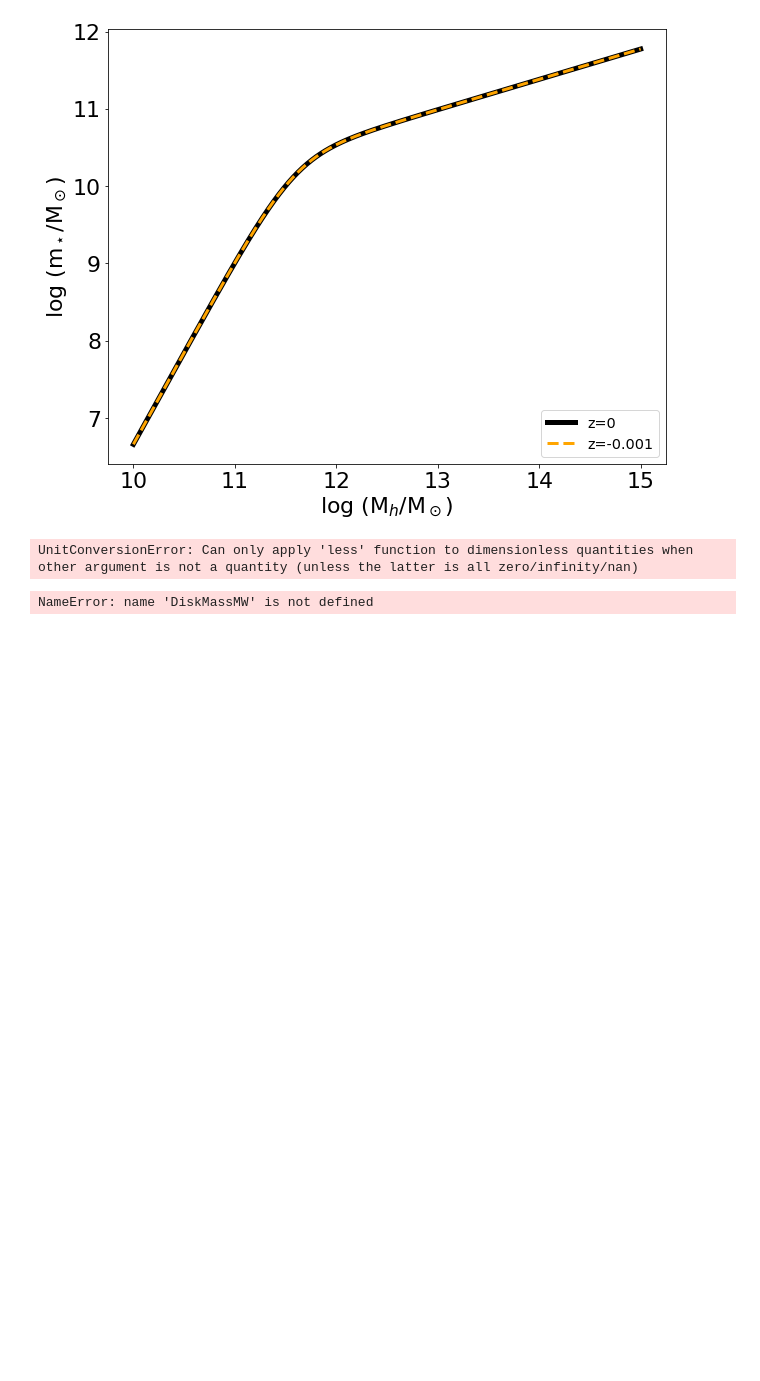
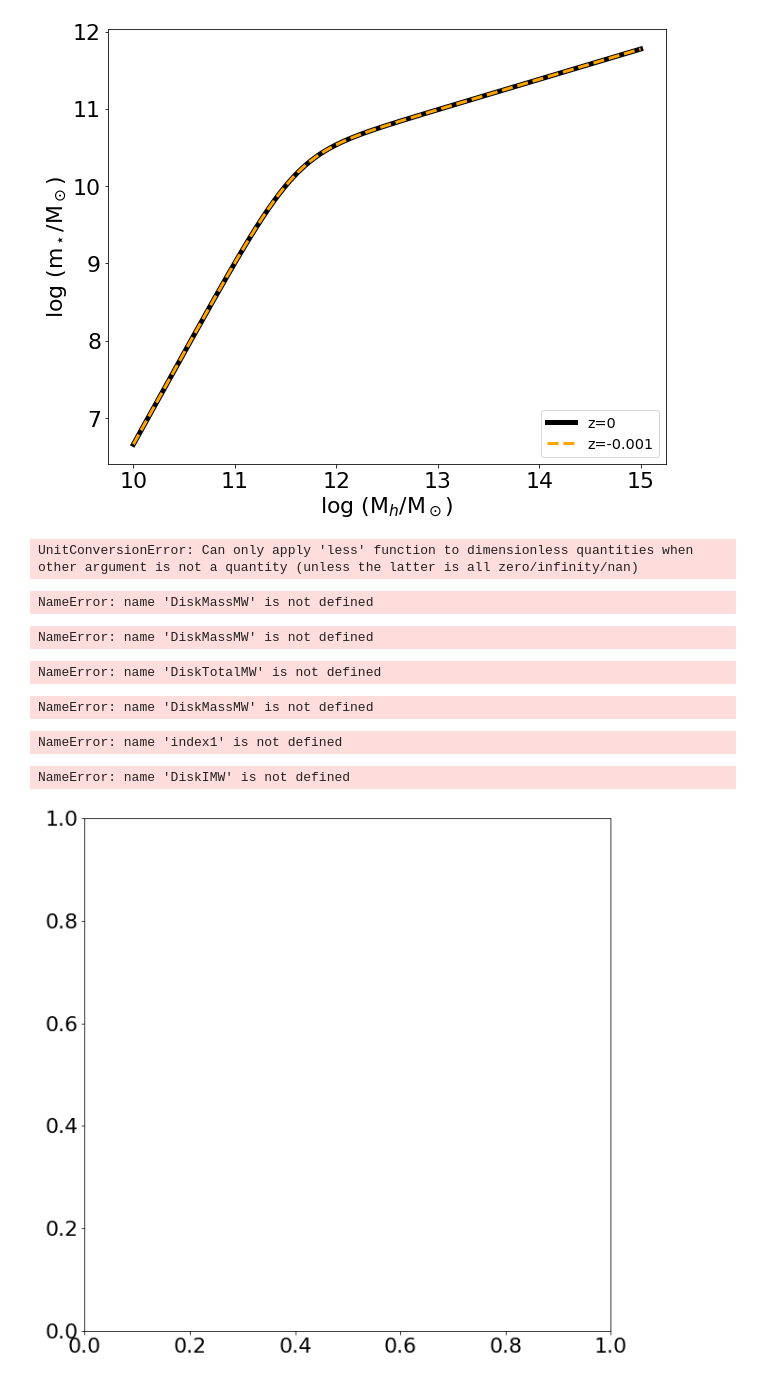
Before and after one commit to Mespn520/400B_Klein, a Jupyter notebook: Research Assignment/ResearchAssignment/ResearchAssignment/ResearchAssignment3.ipynb, the cells around one changed output. Cells and saved outputs as stored; diff of their text form; code cells hidden in the pictures; blank space fills up the shorter version.

```diff
--- a/Research Assignment/ResearchAssignment/ResearchAssignment/ResearchAssignment3.ipynb
+++ b/Research Assignment/ResearchAssignment/ResearchAssignment/ResearchAssignment3.ipynb
@@ -157,3 +158,77 @@ BulgeIM31 = BulgeMassM31/4/np.pi/r**2
 NameError: name 'DiskMassMW' is not defined
 # %%
 # Computing the half-light radius/half-mass radius, since we are assuming M/L~1
+DiskTotalMW = np.max(DiskMassMW)
+DiskTotalM31 = np.max(DiskMassM31)
+BulgeTotalMW = np.max(BulgeMassMW)
+BulgeTotalM31 = np.max(BulgeMassM31)
+# %% [output]
+NameError: name 'DiskMassMW' is not defined
+# %%
+DiskMWLow = DiskTotalMW/2 # Low half-mass
+DiskM31Low = DiskTotalM31/2
+BulgeMWLow = BulgeTotalMW/2
+BulgeM31Low = BulgeTotalM31/2
+DiskMWHigh = DiskTotalMW/2 + DiskTotalMW/2*0.01 # High half-mass
+DiskM31High = DiskTotalM31/2 + DiskTotalM31/2*0.01
+BulgeMWHigh = BulgeTotalMW/2 + BulgeTotalMW/2*0.01
+BulgeM31High = BulgeTotalM31/2 + BulgeTotalM31/2*0.01
+# %% [output]
+NameError: name 'DiskTotalMW' is not defined
+# %%
+# Indices that will chose where DiskMass and BulgeMass are less than the high value or greater than the low value
+index1 = np.where( (DiskMassMW > DiskMWLow) & (DiskMassMW < DiskMWHigh) )
+index2 = np.where( (DiskMassM31 > DiskM31Low) & (DiskMassM31 < DiskM31High) )
+index3 = np.where( (BulgeMassMW > BulgeMWLow) & (BulgeMassMW < BulgeMWHigh) )
+index4 = np.where( (BulgeMassM31 > BulgeM31Low) & (BulgeMassM31 < BulgeM31High) )
+# %% [output]
+NameError: name 'DiskMassMW' is not defined
+# %%
+# The half-mass radius Re
+### Need to make Re into an array ###
+Re = [index1, index2, index3, index4]
+# %% [output]
+NameError: name 'index1' is not defined
+# %%
+# The Sersic profile from Lab 6
+"""A function that returns the Sersic Profile in terms of the effective radus (the half-light radius)
+for an elliptical system """
+def SersicE(r, Re, n, Mtot):
+    """ Inputs:
+ Re : effective radius or half-light radius (kpc)
+ n : the Sersic index
+ R : array of radii (kpc)
+ Mtot : the total stellar mass (Msun)
+ Returns:
+ Surface brightness profile in (Lsun/kpc**2)
+
+ Assuming the M/L ~ 1"""
+    L = Mtot # Total luminosity is equal to the total stellar mass
+
+    # Ie = L / (7.2 * pi * Re**2)
+    Ie = L / (7.2 * np.pi * Re**2)
+
+    # The exponent
+    A = (r/Re)**(1/n) - 1
+
+    return Ie*np.exp(-7.67*A)
+# %%
+# Plotting the Disk density profile vs the Sersic Profile
+fig = plt.figure(figsize=(10,10))
+ax = plt.subplot(111)
+
+
+# plot the disk luminosity density as a proxy for surface brightness
+plt.semilogy(r,DiskIMW, color='black',linewidth=3, label='MW Disk Density')
+plt.semilogy(r,DiskIM31, color='black',linewidth=3, label='M31 Disk Density')
+plt.semilogy(R[0], SersicE(r,Re[0],4,DiskTotalMW), color='red', ls='-.',lw=3,label='Sersic n=4')
+plt.semilogy(R[0], SersicE(r,Re[0],6,DiskTotalMW), color='blue', ls='-.',lw=3,label='Sersic n=6')
+plt.semilogy(R[0], SersicE(r,Re[0],5,DiskTotalMW), color='black', ls='-.',lw=3,label='Sersic n=5')
+plt.semilogy(R[0], SersicE(r,Re[0],5.4,DiskTotalMW), color='purple', ls='-.',lw=3,label='Sersic n=5.4')
+plt.semilogy(R[1], SersicE(r,Re[1],4,DiskTotalM31), color='green', ls='-.',lw=3,label='Sersic n=4')
+plt.semilogy(R[1], SersicE(r,Re[1],6,DiskTotalM31), color='orange', ls='-.',lw=3,label='Sersic n=6')
+plt.semilogy(R[1], SersicE(r,Re[1],5,DiskTotalM31), color='cyan', ls='-.',lw=3,label='Sersic n=5')
+plt.semilogy(R[1], SersicE(r,Re[1],5.4,DiskTotalM31), color='pink', ls='-.',lw=3,label='Sersic n=5.4')
+# %% [output]
+NameError: name 'DiskIMW' is not defined
+[figure, added]
```
Also changed, not shown: parts of 2 cells of this notebook.
